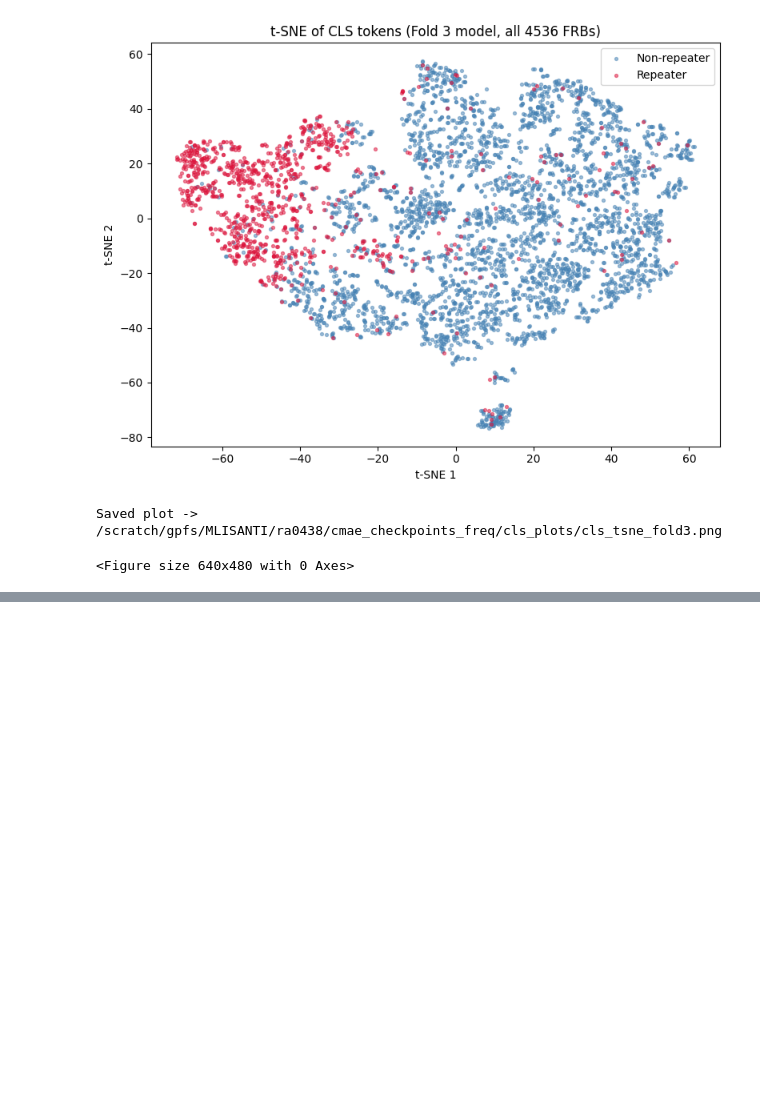
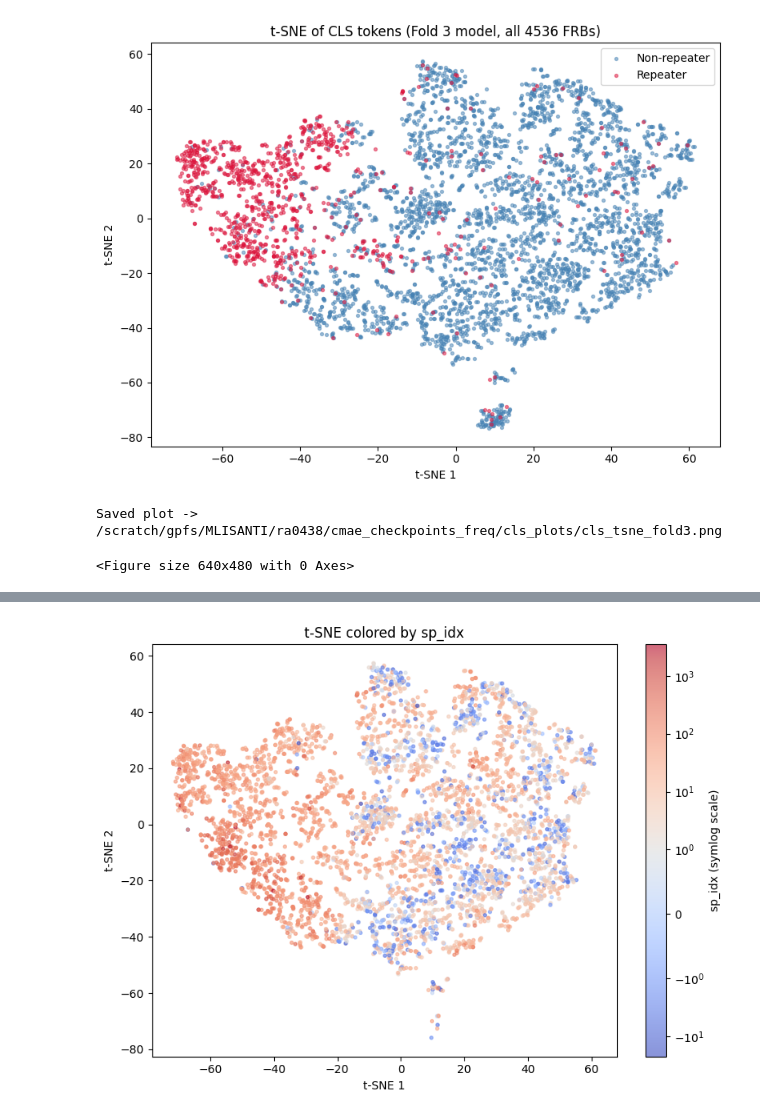
Before and after one commit to rtenacity/chime-catalog-two-analysis, a Jupyter notebook: get_corr.ipynb, the cells around one changed output, grey strips where cells are left out. Cells and saved outputs as stored; diff of their text form; code cells hidden in the pictures; blank space fills up the shorter version.

Commit message:
correlation along tsne axes

```diff
--- a/get_corr.ipynb
+++ b/get_corr.ipynb
@@ -593,0 +596,8 @@ tsne_csv_path = os.path.join(OUTPUT_DIR, f"cls_tsne_fold{FOLD_IDX}.csv")
+# %%
+cat = pd.read_csv(CATALOG_PATH, low_memory=False)
+cat["tns_name"] = cat["tns_name"].str.strip()
+
+n_subbursts = cat.groupby("tns_name").size().rename("n_subbursts")
+cat_main = cat[cat["sub_num"] == 0].merge(n_subbursts, on="tns_name")
+
+cat_main.shape
@@ -593,0 +645,7 @@ tsne_csv_path = os.path.join(OUTPUT_DIR, f"cls_tsne_fold{FOLD_IDX}.csv")
+# %%
+merged = tsne_df.merge(cat_main, left_on="frb_id", right_on="tns_name",
+                        how="inner", validate="one_to_one")
+
+cat_is_repeater = (merged["repeater_name"].fillna("").str.strip() != "").astype(int)
+mismatch = (cat_is_repeater.values != merged["label"].values)
+print("Label mismatches after merge:", mismatch.sum())
@@ -593,0 +727,17 @@ tsne_csv_path = os.path.join(OUTPUT_DIR, f"cls_tsne_fold{FOLD_IDX}.csv")
+# %%
+from matplotlib.colors import SymLogNorm
+
+col = "sp_idx"
+
+plt.figure(figsize=(8, 6))
+sc = plt.scatter(merged["tsne_1"], merged["tsne_2"], c=merged[col],
+                  cmap="coolwarm", s=8, alpha=0.6,
+                  norm=SymLogNorm(linthresh=1, vmin=merged[col].min(), vmax=merged[col].max()))
+plt.colorbar(sc, label=f"{col} (symlog scale)")
+plt.xlabel("t-SNE 1")
+plt.ylabel("t-SNE 2")
+plt.title(f"t-SNE colored by {col}")
+plt.tight_layout()
+plt.show()
+# %% [output]
+[figure, added]
```
Also changed, not shown: parts of 11 cells of this notebook, 1 other file.
